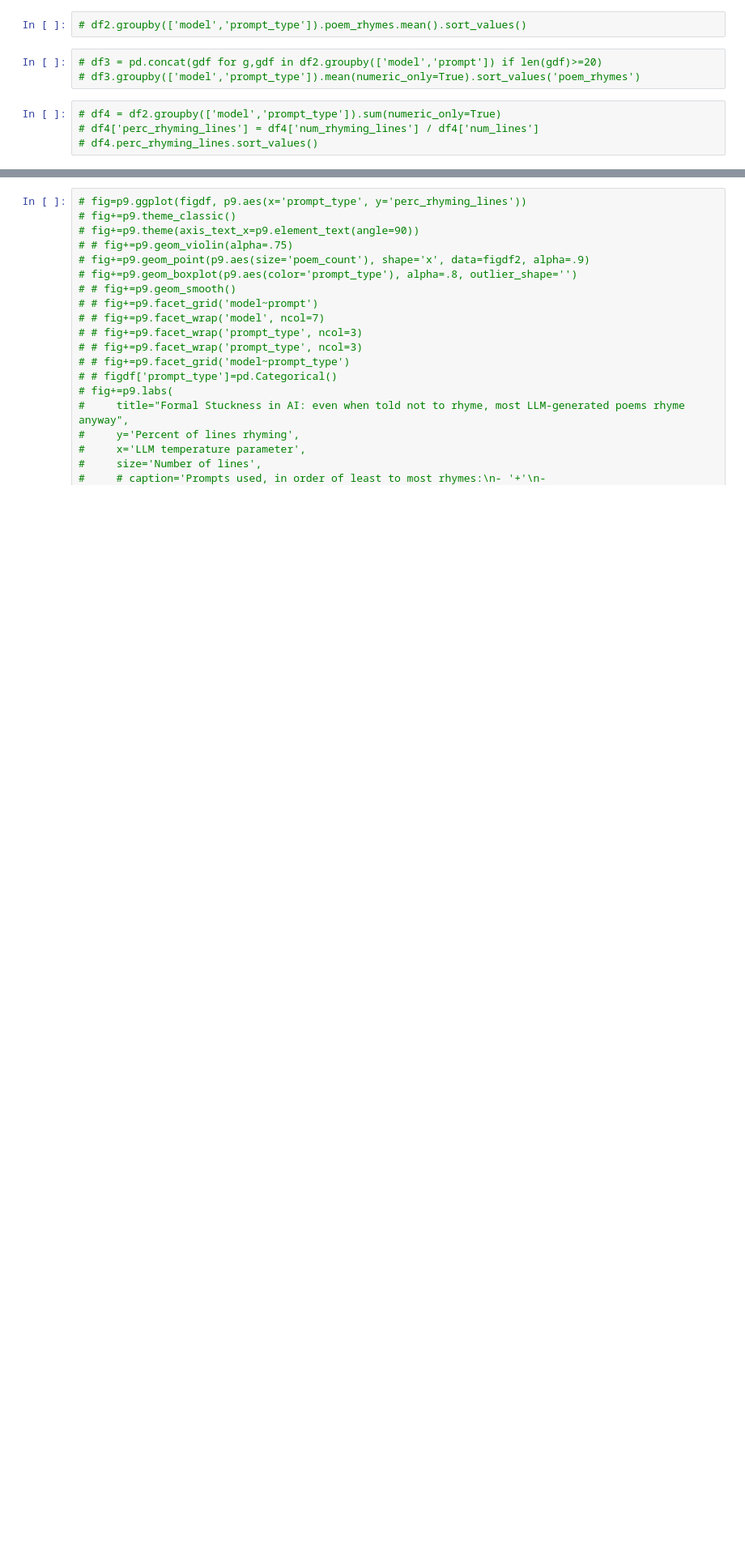
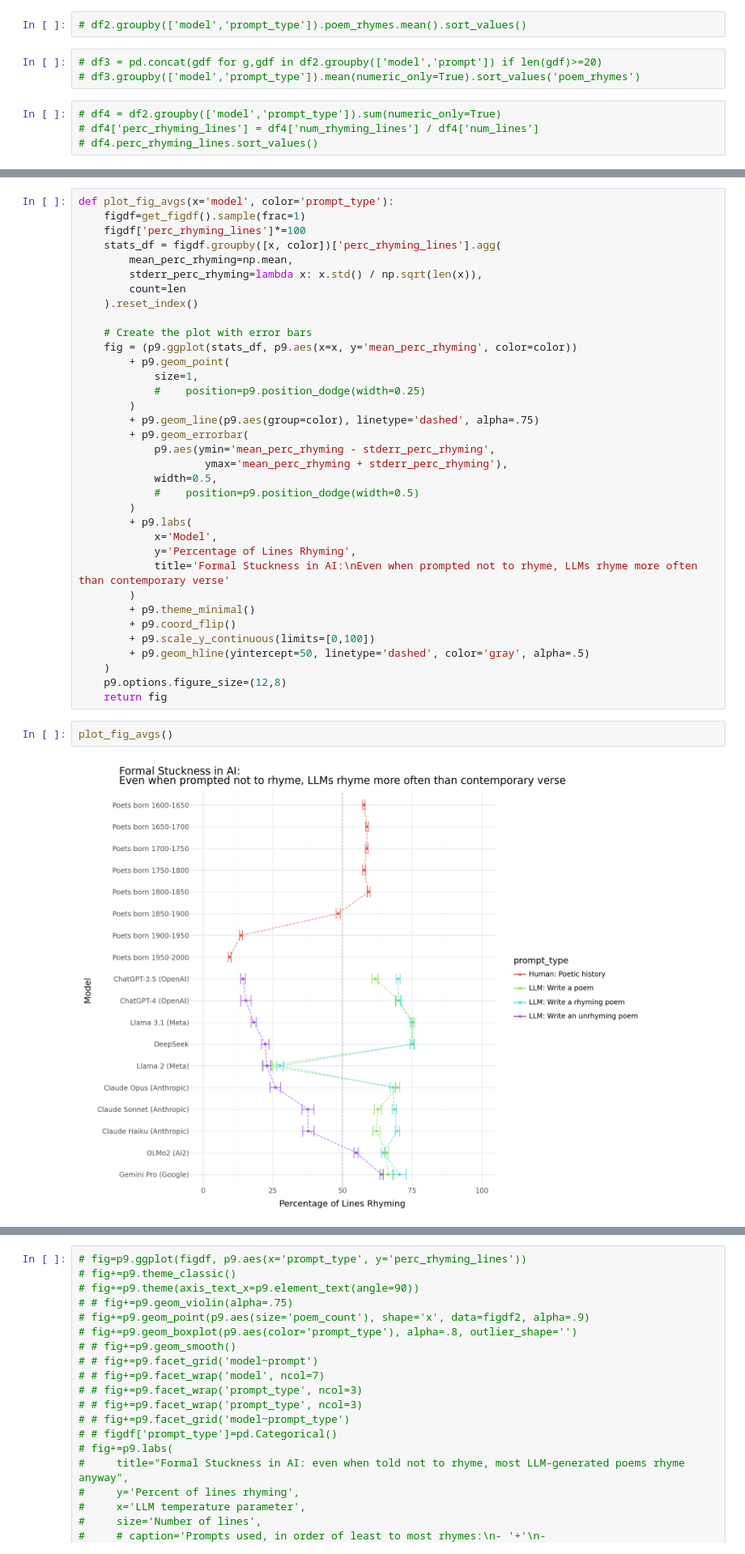
Before and after one commit to quadrismegistus/llmdh, a Jupyter notebook: notebooks/dev_rhyme_new_analysis3_stats.ipynb, the cells around one changed output, grey strips where cells are left out. Shown at 81% size. Cells and saved outputs as stored; diff of their text form; blank space fills up the shorter version.

```diff
--- a/notebooks/dev_rhyme_new_analysis3_stats.ipynb
+++ b/notebooks/dev_rhyme_new_analysis3_stats.ipynb
@@ -174,0 +269,39 @@ get_figdf()
+# %%
+def plot_fig_avgs(x='model', color='prompt_type'):
+    figdf=get_figdf().sample(frac=1)
+    figdf['perc_rhyming_lines']*=100
+    stats_df = figdf.groupby([x, color])['perc_rhyming_lines'].agg(
+        mean_perc_rhyming=np.mean,
+        stderr_perc_rhyming=lambda x: x.std() / np.sqrt(len(x)),
+        count=len
+    ).reset_index()
+
+    # Create the plot with error bars
+    fig = (p9.ggplot(stats_df, p9.aes(x=x, y='mean_perc_rhyming', color=color))
+        + p9.geom_point(
+            size=1,
+            #    position=p9.position_dodge(width=0.25)
+        )
+        + p9.geom_line(p9.aes(group=color), linetype='dashed', alpha=.75)
+        + p9.geom_errorbar(
+            p9.aes(ymin='mean_perc_rhyming - stderr_perc_rhyming',
+                    ymax='mean_perc_rhyming + stderr_perc_rhyming'),
+            width=0.5,
+            #    position=p9.position_dodge(width=0.5)
+        )
+        + p9.labs(
+            x='Model',
+            y='Percentage of Lines Rhyming',
+            title='Formal Stuckness in AI:\nEven when prompted not to rhyme, LLMs rhyme more often than contemporary verse'
+        )
+        + p9.theme_minimal()
+        + p9.coord_flip()
+        + p9.scale_y_continuous(limits=[0,100])
+        + p9.geom_hline(yintercept=50, linetype='dashed', color='gray', alpha=.5)
+    )
+    p9.options.figure_size=(12,8)
+    return fig
+# %%
+plot_fig_avgs()
+# %% [output]
+[figure, added]
```
Also changed, not shown: parts of 16 cells of this notebook, 8 other files.
